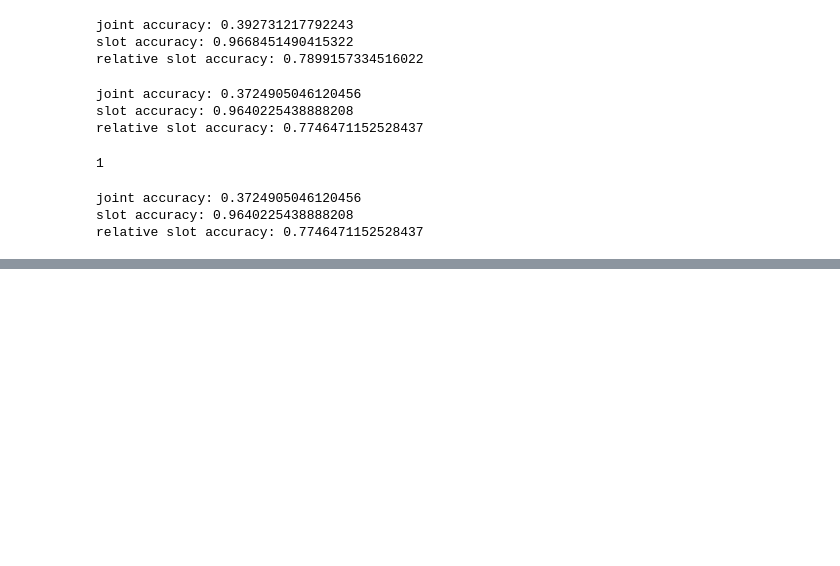
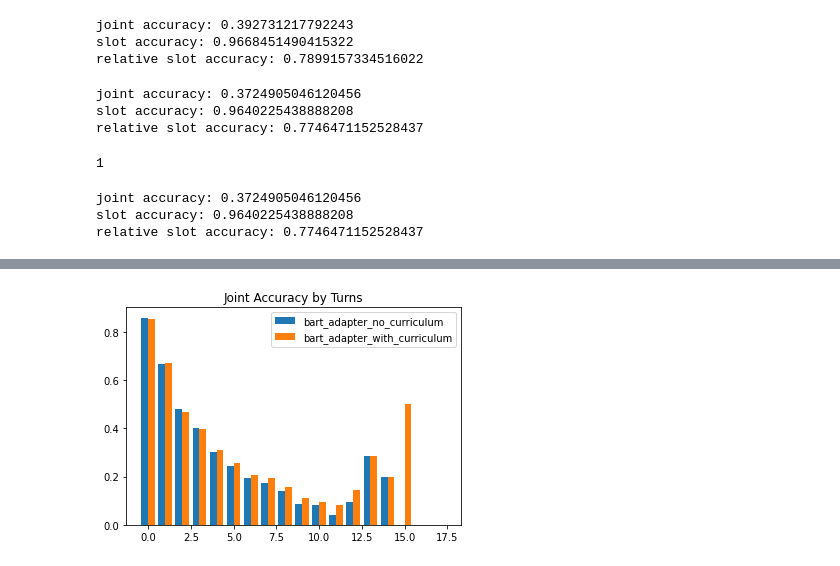
Before and after one commit to daohuei/ucsc-nlp-244-dst, a Jupyter notebook: output_evaluation_sample_code.ipynb, the cells around one changed output, grey strips where cells are left out. Cells and saved outputs as stored; diff of their text form; code cells hidden in the pictures; blank space fills up the shorter version.

```diff
--- a/output_evaluation_sample_code.ipynb
+++ b/output_evaluation_sample_code.ipynb
@@ -339,0 +611,8 @@ relative slot accuracy: 0.7746471152528437
+# %%
+result = prediction_for_each_turn(adapter_no_c_test_texts, "test")
+# %%
+result_c = prediction_for_each_turn(adapter_c_test_texts, "test")
+# %%
+score_by_turn = {}
+for turn_num in result.keys():
+    score_by_turn[turn_num] = evaluate_dst(result[turn_num])
@@ -339,0 +657,4 @@ relative slot accuracy: 0.7746471152528437
+# %%
+score_by_turn_c = {}
+for turn_num in result_c.keys():
+    score_by_turn_c[turn_num] = evaluate_dst(result_c[turn_num])
@@ -339,0 +702,19 @@ relative slot accuracy: 0.7746471152528437
+# %%
+x = list(score_by_turn.keys())
+x.sort()
+y = [score_by_turn[key]["joint_acc"] for key in x]
+
+x_c = list(score_by_turn_c.keys())
+x_c.sort()
+y_c = [score_by_turn_c[key]["joint_acc"] for key in x_c]
+
+
+fig, ax = plt.subplots()
+X_axis = np.arange(len(x))
+ax.bar(X_axis-0.2, y, 0.4, label="bart_adapter_no_curriculum")
+ax.bar(X_axis+0.2, y_c, 0.4, label="bart_adapter_with_curriculum")
+ax.set_title('Joint Accuracy by Turns')
+ax.legend()
+fig.savefig(f"joint_acc_by_turns.jpg", dpi=300, bbox_inches="tight")
+# %% [output]
+[figure, added]
```
Also changed, not shown: parts of 31 cells of this notebook, 2 other files.
